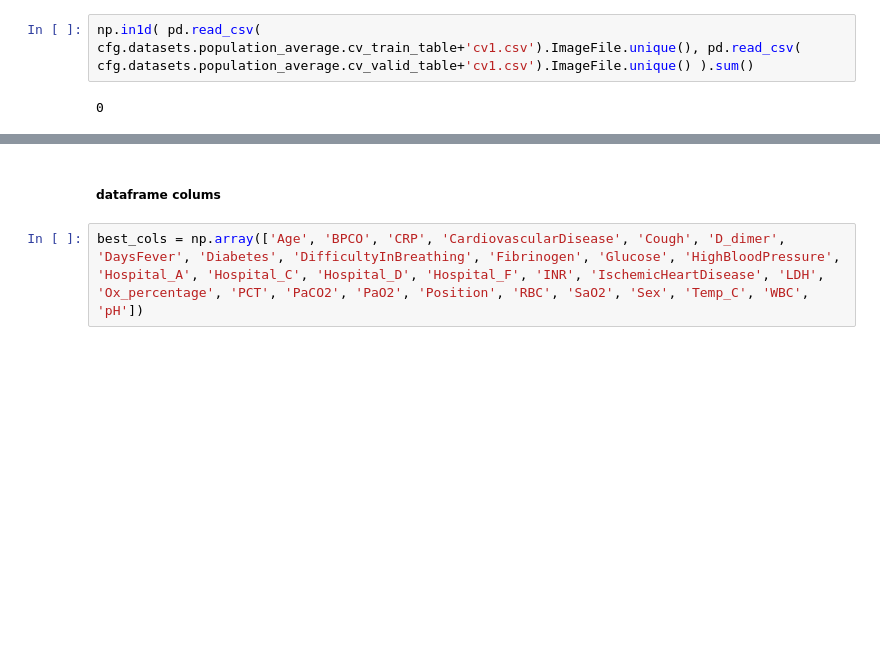
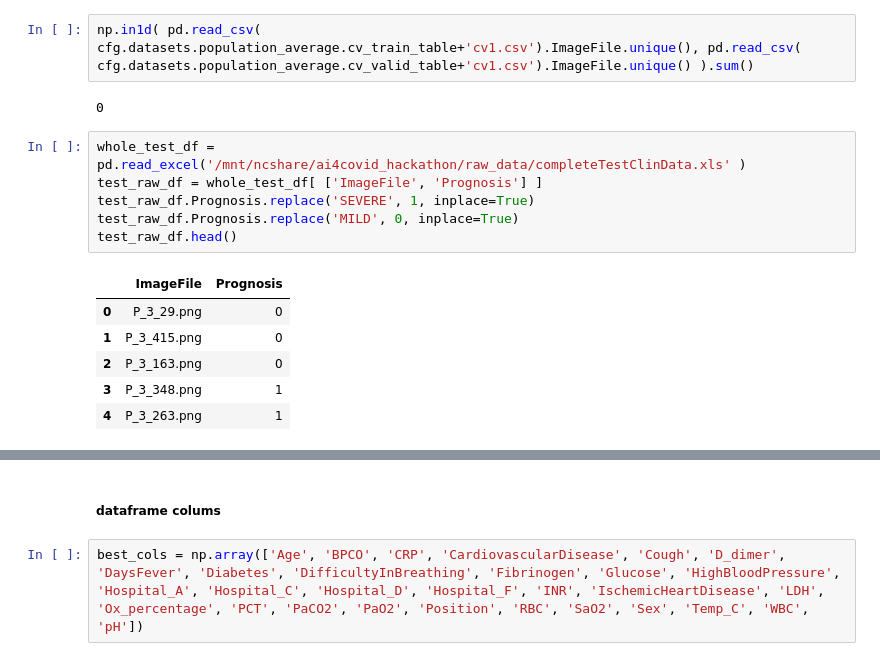
Before and after one commit to csabaiBio/ai4covid, a Jupyter notebook: notebooks/metrics.ipynb, the cells around one changed output, grey strips where cells are left out. Drawn from its saved outputs; the diff is of its cells as text; blank space fills up the shorter version.

```diff
--- a/notebooks/metrics.ipynb
+++ b/notebooks/metrics.ipynb
@@ -122,3 +132,16 @@ cfg.datasets.population_average.cv_valid_table
 np.in1d( pd.read_csv( cfg.datasets.population_average.cv_train_table+'cv1.csv').ImageFile.unique(), pd.read_csv( cfg.datasets.population_average.cv_valid_table+'cv1.csv').ImageFile.unique() ).sum()
 # %% [output]
 0
+# %%
+whole_test_df = pd.read_excel('/mnt/ncshare/ai4covid_hackathon/raw_data/completeTestClinData.xls' )
+test_raw_df = whole_test_df[ ['ImageFile', 'Prognosis'] ]
+test_raw_df.Prognosis.replace('SEVERE', 1, inplace=True)
+test_raw_df.Prognosis.replace('MILD', 0, inplace=True)
+test_raw_df.head()
+# %% [output]
+|  | ImageFile | Prognosis |
+| 0 | P_3_29.png | 0 |
+| 1 | P_3_415.png | 0 |
+| 2 | P_3_163.png | 0 |
+| 3 | P_3_348.png | 1 |
+| 4 | P_3_263.png | 1 |
```
Also changed, not shown: parts of 12 cells of this notebook, 9 other files.
